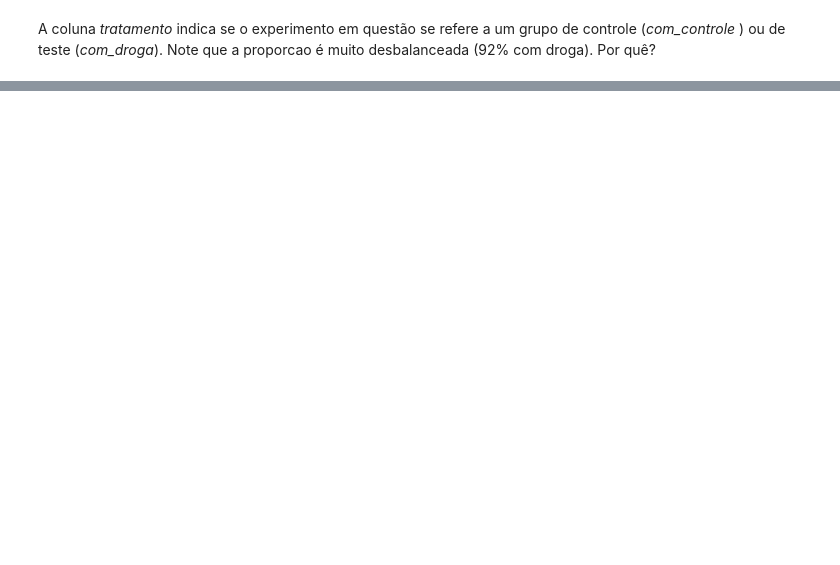
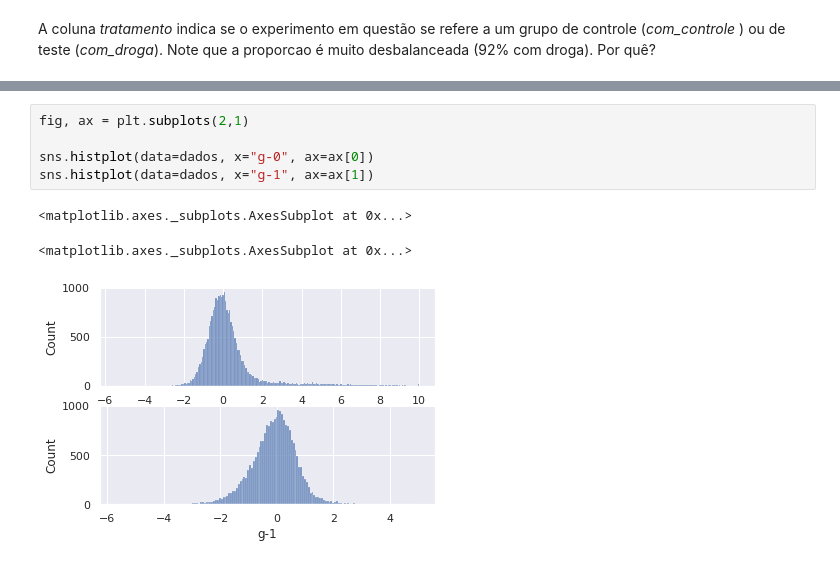
Before and after one commit to llrt/alura-imersaodados3, a Jupyter notebook: alura_imersaodados3.ipynb, the cells around one changed output, grey strips where cells are left out. Cells and saved outputs as stored; diff of their text form; blank space fills up the shorter version.

```diff
--- a/alura_imersaodados3.ipynb
+++ b/alura_imersaodados3.ipynb
@@ -134,0 +318,9 @@ dados
+# %%
+fig, ax = plt.subplots(2,1)
+
+sns.histplot(data=dados, x="g-0", ax=ax[0])
+sns.histplot(data=dados, x="g-1", ax=ax[1])
+# %% [output]
+<matplotlib.axes._subplots.AxesSubplot at 0x...>
+<matplotlib.axes._subplots.AxesSubplot at 0x...>
+[figure, added]
```
Also changed, not shown: parts of 61 cells of this notebook.
